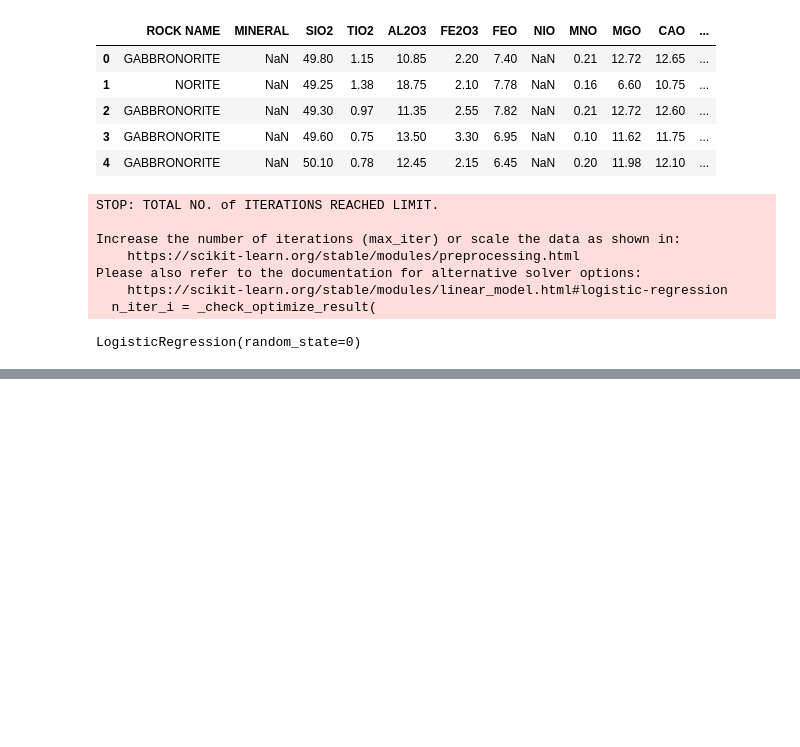
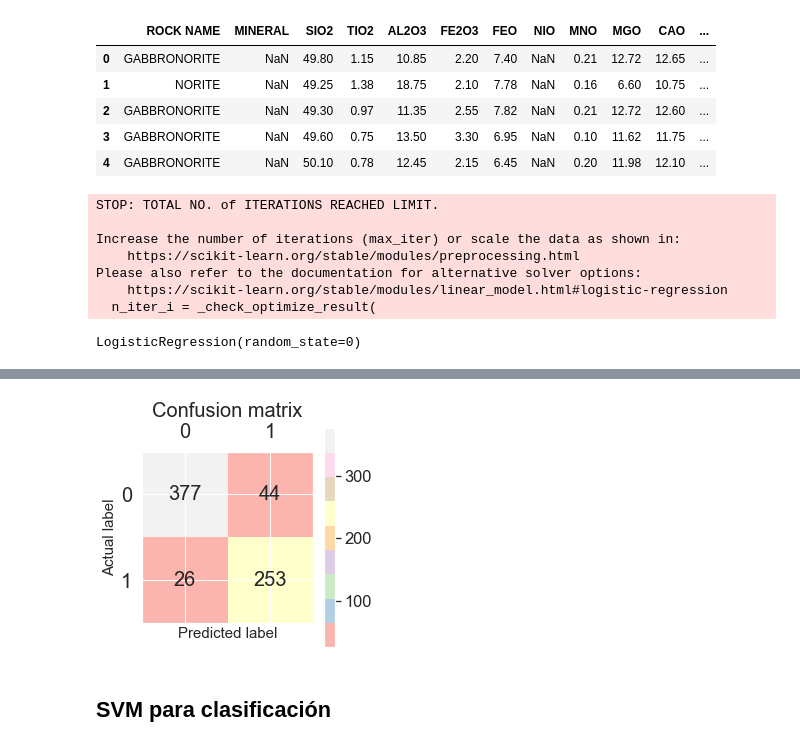
Before and after one commit to rubensdmp/GeoPython, a Jupyter notebook: EarthChem/Geoquimica.ipynb, the cells around one changed output, grey strips where cells are left out. Drawn from its saved outputs; the diff is of its cells as text; code cells hidden in the pictures; blank space fills up the shorter version.

```diff
--- a/EarthChem/Geoquimica.ipynb
+++ b/EarthChem/Geoquimica.ipynb
@@ -443,0 +520,24 @@ plt.show()
+# %%
+plt.figure(figsize=(4,4))
+plt.imshow(cm, interpolation='nearest', cmap='Pastel1')
+plt.title('Confusion matrix', size = 20)
+plt.colorbar()
+tick_marks = np.arange(2)
+plt.xticks(tick_marks, ["0", "1"], size = 20)
+plt.yticks(tick_marks, ["0", "1"], size = 20)
+plt.tick_params(labelbottom=False,labeltop=True)
+plt.tight_layout()
+plt.ylabel('Actual label', size = 15)
+plt.xlabel('Predicted label', size = 15)
+width, height = cm.shape
+
+for x in range(width):
+    for y in range(height):
+        plt.annotate(str(cm[x][y]), xy=(y, x),
+        horizontalalignment='center',
+        verticalalignment='center',
+        size=20)
+# %% [output]
+[figure, added]
+# %% [markdown]
+## SVM para clasificación
```
Also changed, not shown: parts of 27 cells of this notebook.
